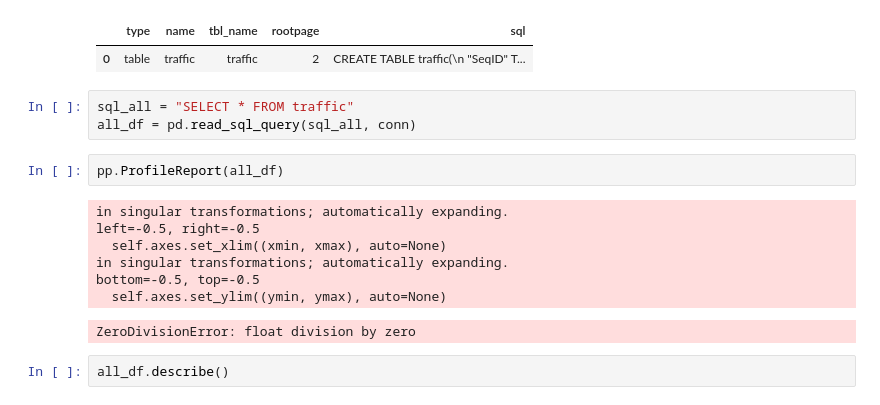
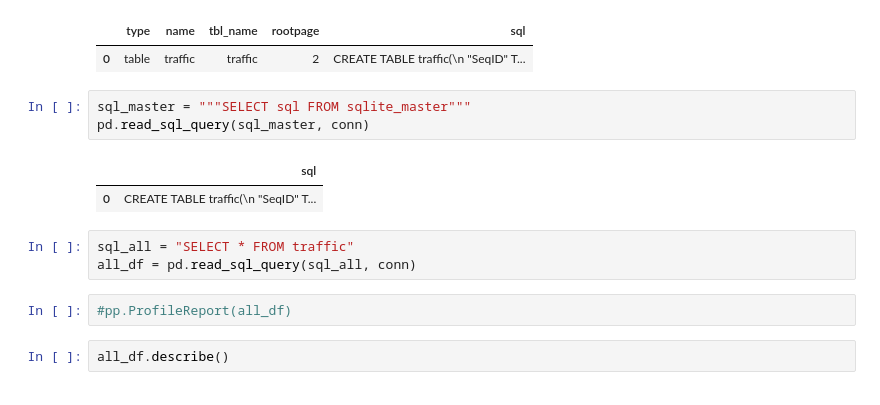
Before and after one commit to mguptaphd/Module3_Project, a Jupyter notebook: Scratchwork.ipynb, the cells around one changed output. Drawn from its saved outputs; the diff is of its cells as text.

```diff
--- a/Scratchwork.ipynb
+++ b/Scratchwork.ipynb
@@ -11,19 +11,17 @@ pd.read_sql_query(sql_master, conn)
 # %% [output]
 |  | type | name | tbl_name | rootpage | sql |
 | 0 | table | traffic | traffic | 2 | CREATE TABLE traffic(\n "SeqID" T... |
+# %%
+sql_master = """SELECT sql FROM sqlite_master"""
+pd.read_sql_query(sql_master, conn)
+# %% [output]
+|  | sql |
+| 0 | CREATE TABLE traffic(\n "SeqID" T... |
 # %%
 sql_all = "SELECT * FROM traffic"
 all_df = pd.read_sql_query(sql_all, conn)
 # %%
-pp.ProfileReport(all_df)
+#pp.ProfileReport(all_df)
-# %% [output]
-in singular transformations; automatically expanding.
-left=-0.5, right=-0.5
-  self.axes.set_xlim((xmin, xmax), auto=None)
-in singular transformations; automatically expanding.
-bottom=-0.5, top=-0.5
-  self.axes.set_ylim((ymin, ymax), auto=None)
-ZeroDivisionError: float division by zero
 # %%
 all_df.describe()
 # %% [output]
```
Also changed, not shown: parts of 8 cells of this notebook.
